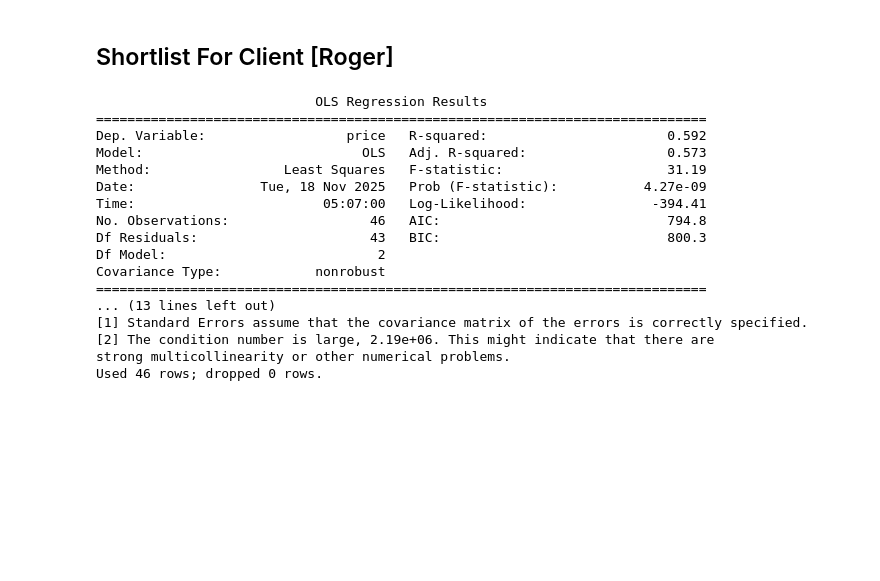
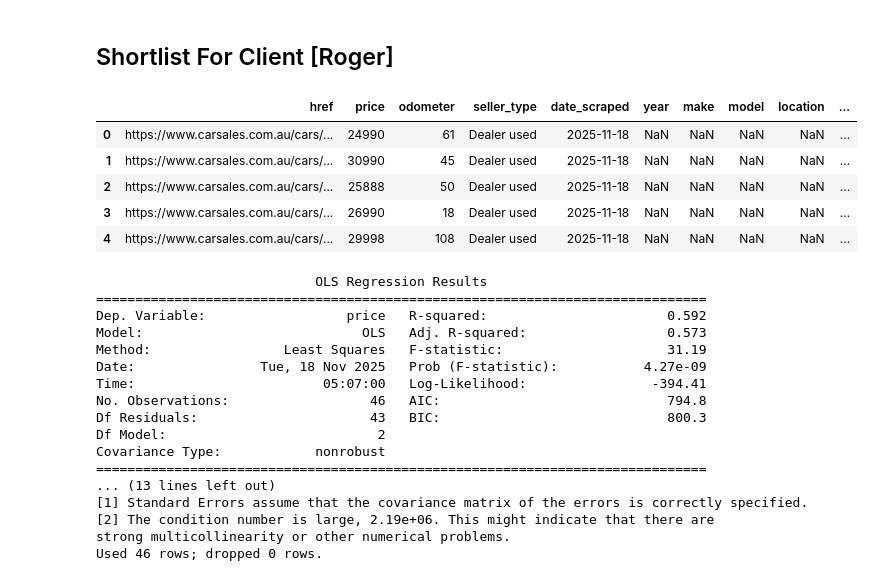
Before and after one commit to imrogerjiang/market_analysis, a Jupyter notebook: analytics.ipynb, the cells around one changed output. Drawn from its saved outputs; the diff is of its cells as text; code cells hidden in the pictures; blank space fills up the shorter version.

```diff
--- a/analytics.ipynb
+++ b/analytics.ipynb
@@ -414,7 +424,15 @@ df1["final_price"] = pd.NA
 # %%
-df1 = pd.read_csv(f"/content/drive/MyDrive/Clients/paid/{client_id}_{model_short}.csv")
-# df1 = pd.read_csv(f"{client_id}_{model_short}.csv")
+# df1 = pd.read_csv(f"/content/drive/MyDrive/Clients/paid/{client_id}_{model_short}.csv")
+df1 = pd.read_csv(f"{client_id}_{model_short}.csv")
 df1["final_price"] = pd.NA
+df1.head()
+# %% [output]
+|  | href | price | odometer | seller_type | date_scraped | year | make | model | location | ... |
+| 0 | https://www.carsales.com.au/cars/... | 24990 | 61 | Dealer used | 2025-11-18 | NaN | NaN | NaN | NaN | ... |
+| 1 | https://www.carsales.com.au/cars/... | 30990 | 45 | Dealer used | 2025-11-18 | NaN | NaN | NaN | NaN | ... |
+| 2 | https://www.carsales.com.au/cars/... | 25888 | 50 | Dealer used | 2025-11-18 | NaN | NaN | NaN | NaN | ... |
+| 3 | https://www.carsales.com.au/cars/... | 26990 | 18 | Dealer used | 2025-11-18 | NaN | NaN | NaN | NaN | ... |
+| 4 | https://www.carsales.com.au/cars/... | 29998 | 108 | Dealer used | 2025-11-18 | NaN | NaN | NaN | NaN | ... |
 # %%
 # Add listings if needed
 df1.loc[len(df1)] = {
```
Also changed, not shown: parts of 4 cells of this notebook.
